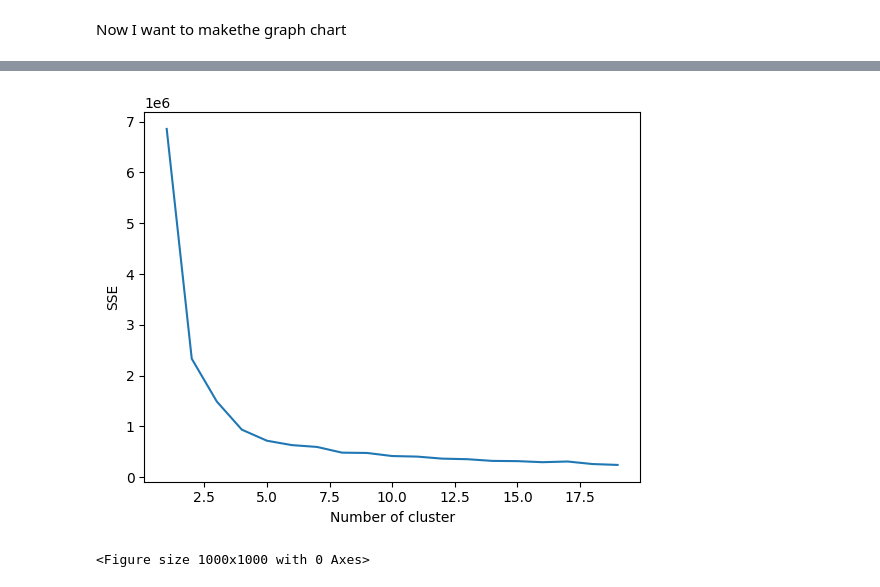
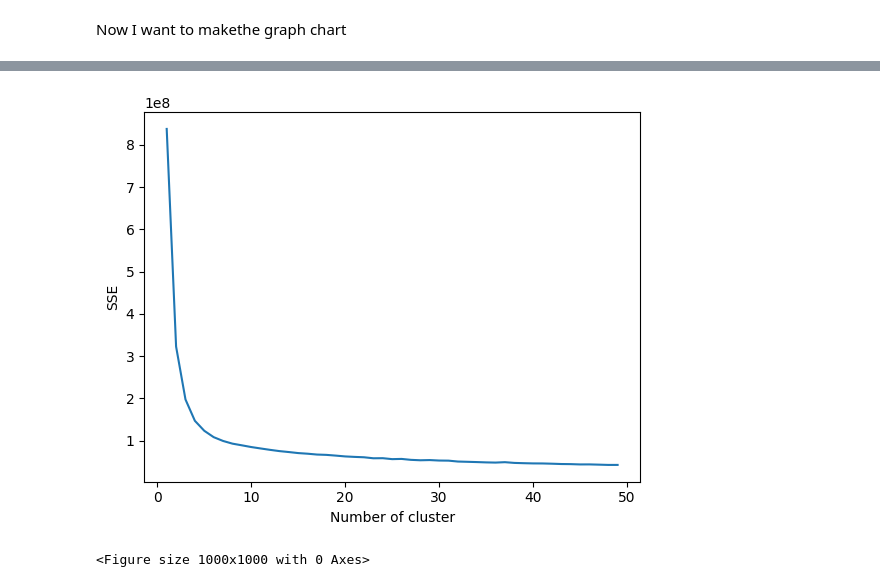
Before and after one commit to danielle34/summer24-lab, a Jupyter notebook: summer24_notebook.ipynb, the cells around one changed output, grey strips where cells are left out. Saved outputs shown, nothing was run; the diff lists cells and outputs as text; code cells hidden in the pictures.

Commit message:
added more charting of cluster ana

```diff
--- a/summer24_notebook.ipynb
+++ b/summer24_notebook.ipynb
@@ -1261,23 +891,24 @@ auscultatory_pressure_real, auscultatory_sbp_real, auscultatory_dbp_real = filte
 # %%
-from sklearn.cluster import KMeans
-n_clusters=100
-kmeans = KMeans(n_clusters=n_clusters)
+# #this prints all the pulses
+# from sklearn.cluster import KMeans
+# n_clusters=110
+# kmeans = KMeans(n_clusters=n_clusters)
 
-y = kmeans.fit_predict(auscultatory_pressure_real)
+# y = kmeans.fit_predict(auscultatory_pressure_real)
 
-#print(y)
-for j in range(n_clusters):
-    indexes = [idx for idx, val in enumerate(y) if val == j]
-    dbp_variation = [float(i) for j, i in enumerate(list(auscultatory_dbp_real)) if j in indexes]
-    dbp_variation=list(dbp_variation)
-    sbp_variation = [float(i) for j, i in enumerate(list(auscultatory_sbp_real)) if j in indexes]
-    sbp_variation =list(sbp_variation)
-    #print(sbp_variation)
-    print(round(get_stats(dbp_variation)[3],1), round(get_stats(dbp_variation)[4] - get_stats(dbp_variation)[3],1) )
-    print(round(get_stats(sbp_variation)[3],1), round(get_stats(sbp_variation)[4] - get_stats(sbp_variation)[3],1))
-    for i in indexes:
-        plt.plot(auscultatory_pressure_real[i], color="#ED2B2A")
-    #plt.title(f"With {len(indexes)} in the group")
-    plt.xticks([])
-    plt.yticks([])
-    plt.show()
+# #print(y)
+# for j in range(n_clusters):
+#     indexes = [idx for idx, val in enumerate(y) if val == j]
+#     dbp_variation = [float(i) for j, i in enumerate(list(auscultatory_dbp_real)) if j in indexes]
+#     dbp_variation=list(dbp_variation)
+#     sbp_variation = [float(i) for j, i in enumerate(list(auscultatory_sbp_real)) if j in indexes]
+#     sbp_variation =list(sbp_variation)
+#     #print(sbp_variation)
+#     print(round(get_stats(dbp_variation)[3],1), round(get_stats(dbp_variation)[4] - get_stats(dbp_variation)[3],1) )
+#     print(round(get_stats(sbp_variation)[3],1), round(get_stats(sbp_variation)[4] - get_stats(sbp_variation)[3],1))
+#     for i in indexes:
+#         plt.plot(auscultatory_pressure_real[i], color="#ED2B2A")
+#     #plt.title(f"With {len(indexes)} in the group")
+#     plt.xticks([])
+#     plt.yticks([])
+#     plt.show()
@@ -1284,18 +983,18 @@ for j in range(n_clusters):
 # %%
 sse = {}
 list_clusters= [ ]
-for k in range(1, 20):
-    kmeans = KMeans(n_clusters=k,  max_iter = 500).fit(auscultatory_pressure_real[:100])
+for k in range(1, 50):
+    kmeans = KMeans(n_clusters=k,  max_iter = 500).fit(auscultatory_pressure_real)
 
     #print(data["clusters"])
     sse[k] = kmeans.inertia_ # Inertia: Sum of distances of samples to their closest cluster center
 
     # sse[k] = sum(np.min(cdist(auscultatory_pressure_real, kmeanModel.cluster_centers_,
     #                                     'euclidean'), axis=1)) / auscultatory_pressure_real.shape[0]
 plt.figure()
 plt.plot(list(sse.keys()), list(sse.values()))
 plt.xlabel("Number of cluster")
 plt.ylabel("SSE")
 plt.show()
 # %% [output]
-[figure, old version]
+[figure, new version]
```
Also changed, not shown: parts of 15 cells of this notebook.
